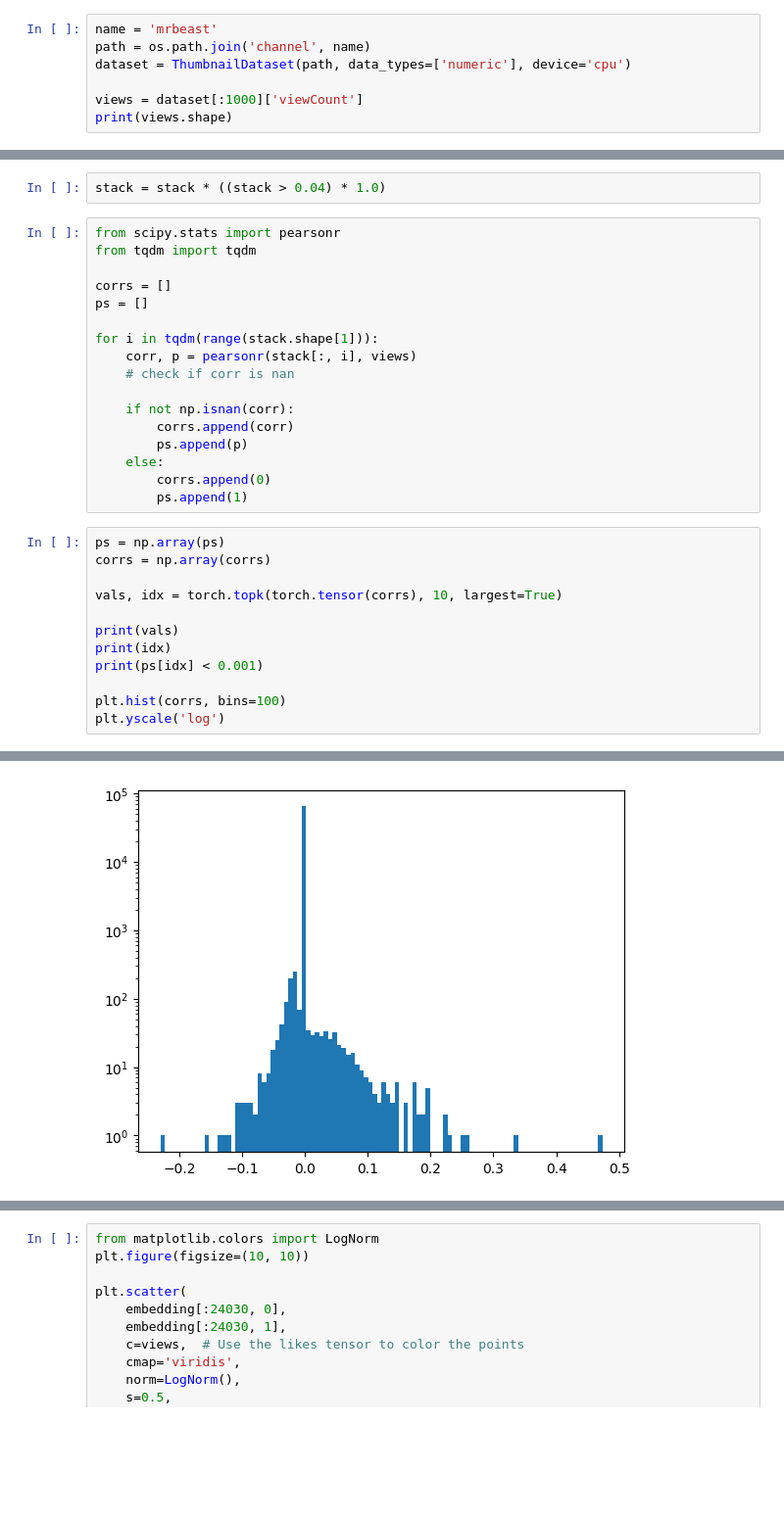
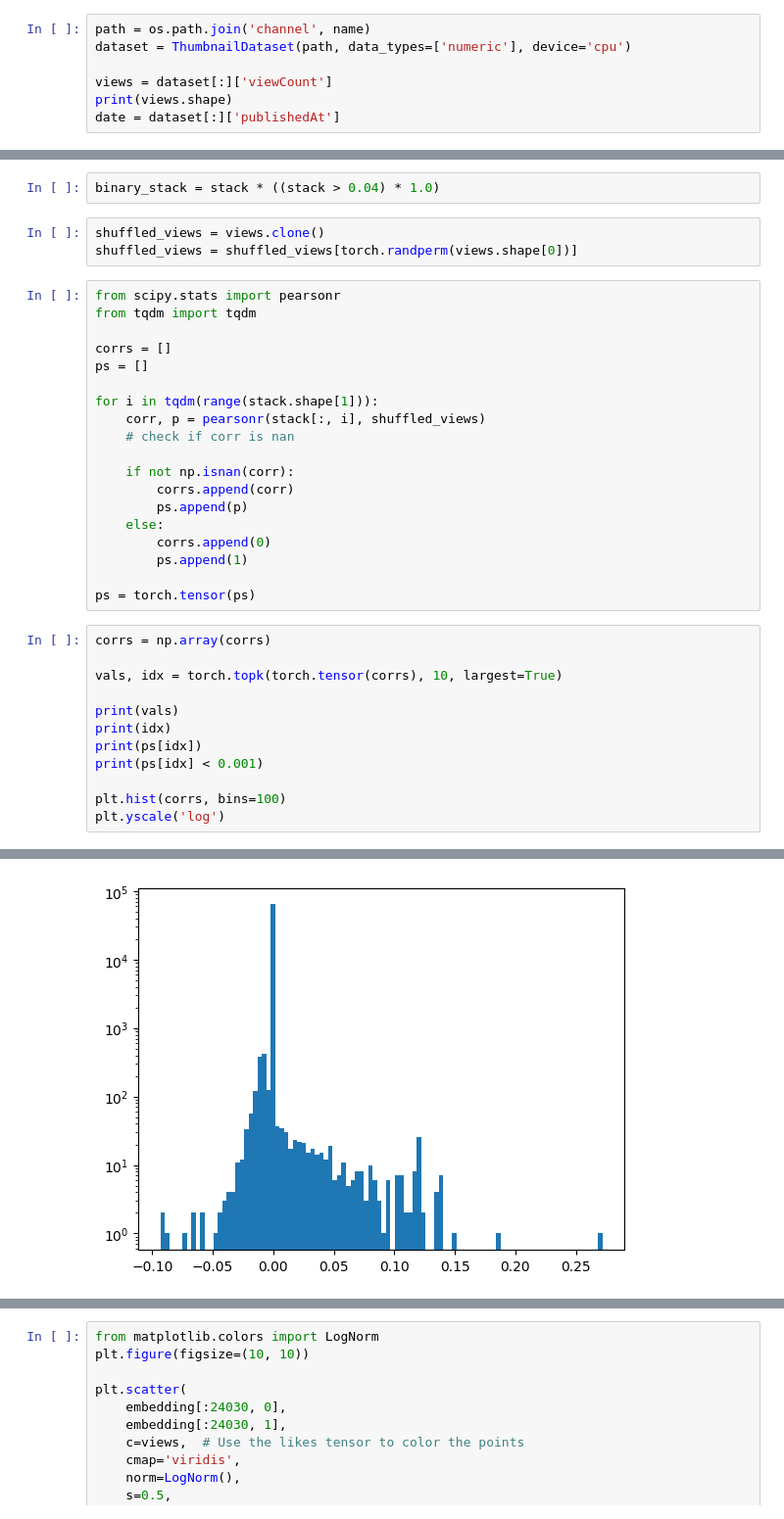
Before and after one commit to Lewington-pitsos/sae_vit, a Jupyter notebook: pad.ipynb, the cells around one changed output, grey strips where cells are left out. Shown at 98% size. Cells and saved outputs as stored; diff of their text form; blank space fills up the shorter version.

```diff
--- a/pad.ipynb
+++ b/pad.ipynb
@@ -32,8 +33,8 @@ torch.Size([814, 65536])
 # %%
-name = 'mrbeast'
 path = os.path.join('channel', name)
 dataset = ThumbnailDataset(path, data_types=['numeric'], device='cpu')
 
-views = dataset[:1000]['viewCount']
+views = dataset[:]['viewCount']
 print(views.shape)
+date = dataset[:]['publishedAt']
 # %% [output]
@@ -41,5 +42,8 @@ torch.Size([814])
 # %%
-stack = stack * ((stack > 0.04) * 1.0)
+binary_stack = stack * ((stack > 0.04) * 1.0)
+# %%
+shuffled_views = views.clone()
+shuffled_views = shuffled_views[torch.randperm(views.shape[0])]
 # %%
 from scipy.stats import pearsonr
 from tqdm import tqdm
@@ -48,7 +52,7 @@ corrs = []
 ps = []
 
 for i in tqdm(range(stack.shape[1])):
-    corr, p = pearsonr(stack[:, i], views)
+    corr, p = pearsonr(stack[:, i], shuffled_views)
     # check if corr is nan
 
     if not np.isnan(corr):
@@ -57,14 +61,16 @@ for i in tqdm(range(stack.shape[1])):
     else:
         corrs.append(0)
         ps.append(1)
+
+ps = torch.tensor(ps)
 # %%
-ps = np.array(ps)
 corrs = np.array(corrs)
 
 vals, idx = torch.topk(torch.tensor(corrs), 10, largest=True)
 
 print(vals)
 print(idx)
+print(ps[idx])
 print(ps[idx] < 0.001)
 
 plt.hist(corrs, bins=100)
@@ -77,4 +85,4 @@ tensor([32979, 25709, 58510, 14073, 30299, 47643, 13881,  8486, 21690, 52368])
-[figure, old version]
+[figure, new version]
 # %%
 corrs = np.array(corrs)
 
```
Also changed, not shown: parts of 11 cells of this notebook, 7 other files.
